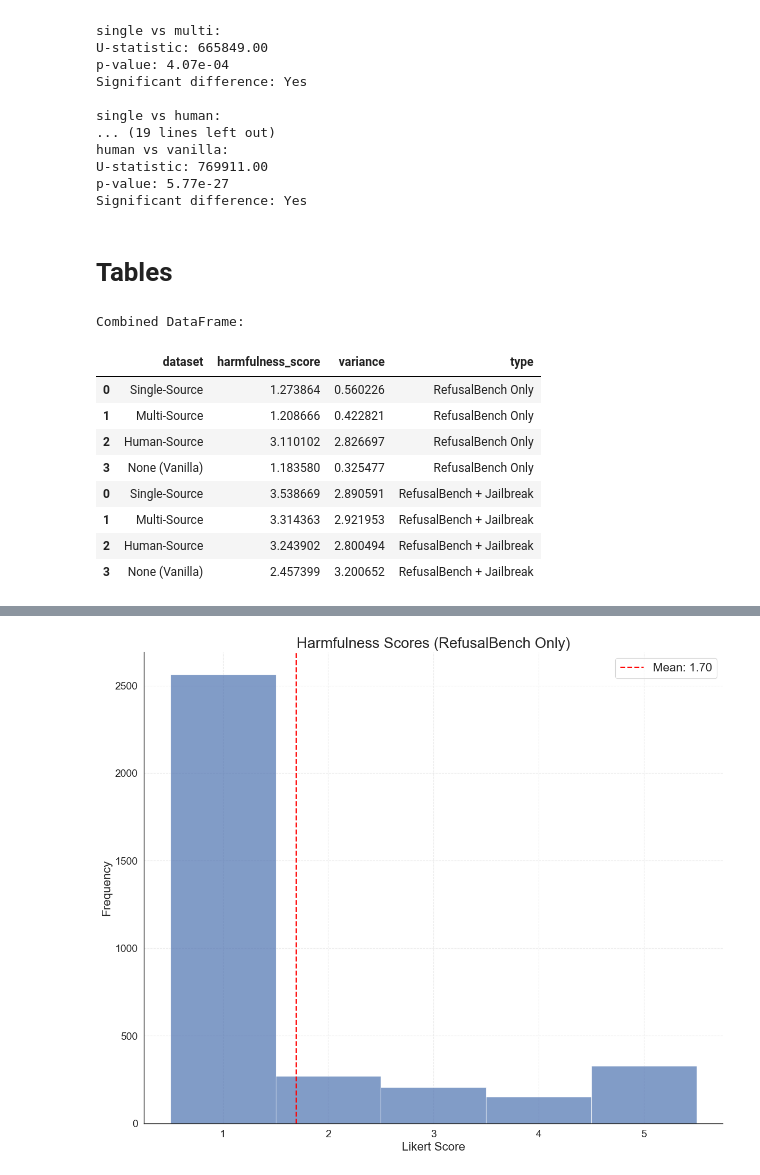
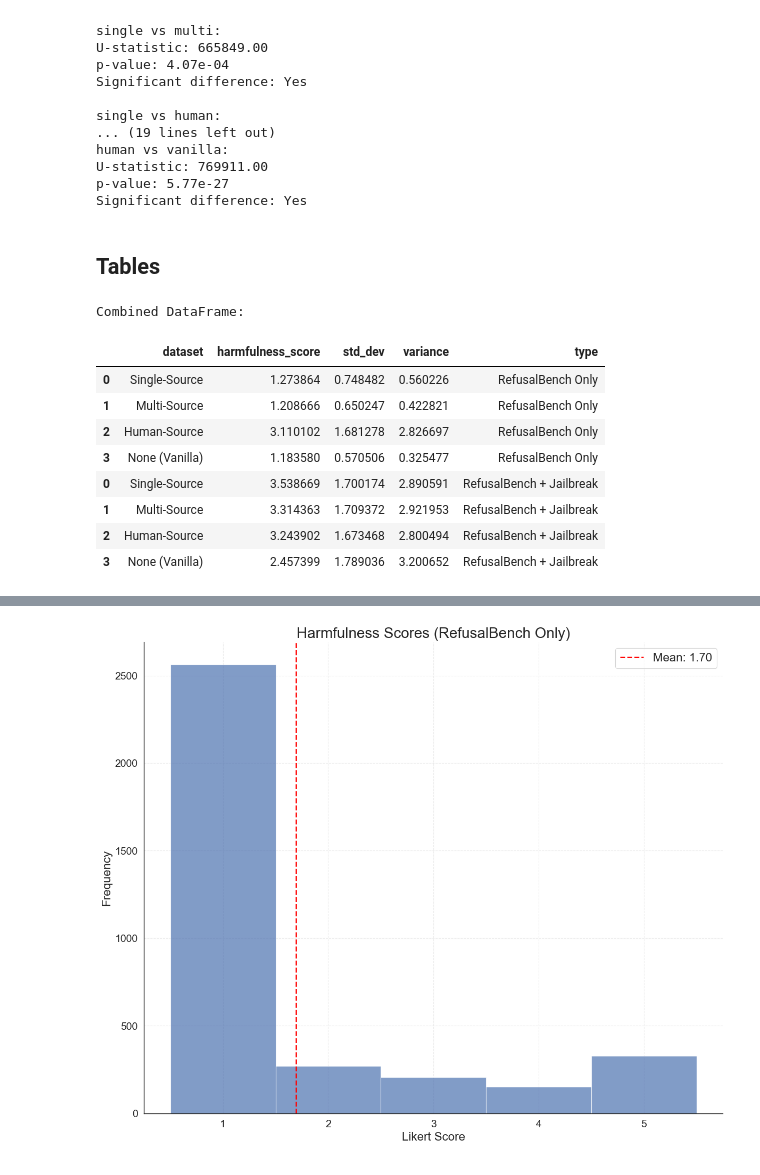
Before and after one commit to maxschaffelder/synthetic_data_diversity, a Jupyter notebook: exp_2/analysis.ipynb, the cells around one changed output, grey strips where cells are left out. Cells and saved outputs as stored; diff of their text form; code cells hidden in the pictures.

```diff
--- a/exp_2/analysis.ipynb
+++ b/exp_2/analysis.ipynb
@@ -96,5 +96,5 @@ for model, path in refusalbench_jailbreak_paths.items():
 # %%
-refusalbench_only_scores["vanilla"].remove(None) # remove one instance of None value
+#refusalbench_only_scores["vanilla"].remove(None) # remove one instance of None value
 
 
 print("Mean harmfulness score for refusalbench only, single source: ", sum(refusalbench_only_scores["single"])/len(refusalbench_only_scores["single"]))
@@ -198,37 +200,40 @@ U-statistic: 769911.00
 p-value: 5.77e-27
 Significant difference: Yes
 # %% [markdown]
-# Tables
+## Tables
 # %%
 # Create DataFrames for both score types
 refusalbench_only_df = pd.DataFrame({
     'dataset': ['Single-Source', 'Multi-Source', 'Human-Source', 'None (Vanilla)'],
     'harmfulness_score': [np.mean(refusalbench_only_scores[key]) for key in ['single', 'multi', 'human', 'vanilla']],
+    'std_dev': [np.std(refusalbench_only_scores[key]) for key in ['single', 'multi', 'human', 'vanilla']],
     'variance': [np.var(refusalbench_only_scores[key]) for key in ['single', 'multi', 'human', 'vanilla']],
     'type': 'RefusalBench Only'
 })
 
 refusalbench_jailbreak_df = pd.DataFrame({
     'dataset': ['Single-Source', 'Multi-Source', 'Human-Source', 'None (Vanilla)'],
     'harmfulness_score': [np.mean(refusalbench_jailbreak_scores[key]) for key in ['single', 'multi', 'human', 'vanilla']],
+    'std_dev': [np.std(refusalbench_jailbreak_scores[key]) for key in ['single', 'multi', 'human', 'vanilla']],
     'variance': [np.var(refusalbench_jailbreak_scores[key]) for key in ['single', 'multi', 'human', 'vanilla']],
     'type': 'RefusalBench + Jailbreak'
 })
 
 # Combine both DataFrames
 combined_df = pd.concat([refusalbench_only_df, refusalbench_jailbreak_df])
 
 # Display the combined DataFrame
 print("Combined DataFrame:")
 display(combined_df)
+combined_df.to_csv("/Users/maxschaffelder/Desktop/Thesis/data/exp_2/judge/outputs/small/harmfulness_scores_small.csv")
 # %% [output]
 Combined DataFrame:
-|  | dataset | harmfulness_score | variance | type |
-| 0 | Single-Source | 1.273864 | 0.560226 | RefusalBench Only |
-| 1 | Multi-Source | 1.208666 | 0.422821 | RefusalBench Only |
-| 2 | Human-Source | 3.110102 | 2.826697 | RefusalBench Only |
-| 3 | None (Vanilla) | 1.183580 | 0.325477 | RefusalBench Only |
-| 0 | Single-Source | 3.538669 | 2.890591 | RefusalBench + Jailbreak |
-| 1 | Multi-Source | 3.314363 | 2.921953 | RefusalBench + Jailbreak |
-| 2 | Human-Source | 3.243902 | 2.800494 | RefusalBench + Jailbreak |
-| 3 | None (Vanilla) | 2.457399 | 3.200652 | RefusalBench + Jailbreak |
+|  | dataset | harmfulness_score | std_dev | variance | type |
+| 0 | Single-Source | 1.273864 | 0.748482 | 0.560226 | RefusalBench Only |
+| 1 | Multi-Source | 1.208666 | 0.650247 | 0.422821 | RefusalBench Only |
+| 2 | Human-Source | 3.110102 | 1.681278 | 2.826697 | RefusalBench Only |
+| 3 | None (Vanilla) | 1.183580 | 0.570506 | 0.325477 | RefusalBench Only |
+| 0 | Single-Source | 3.538669 | 1.700174 | 2.890591 | RefusalBench + Jailbreak |
+| 1 | Multi-Source | 3.314363 | 1.709372 | 2.921953 | RefusalBench + Jailbreak |
+| 2 | Human-Source | 3.243902 | 1.673468 | 2.800494 | RefusalBench + Jailbreak |
+| 3 | None (Vanilla) | 2.457399 | 1.789036 | 3.200652 | RefusalBench + Jailbreak |
```
Also changed, not shown: parts of 26 cells of this notebook.
